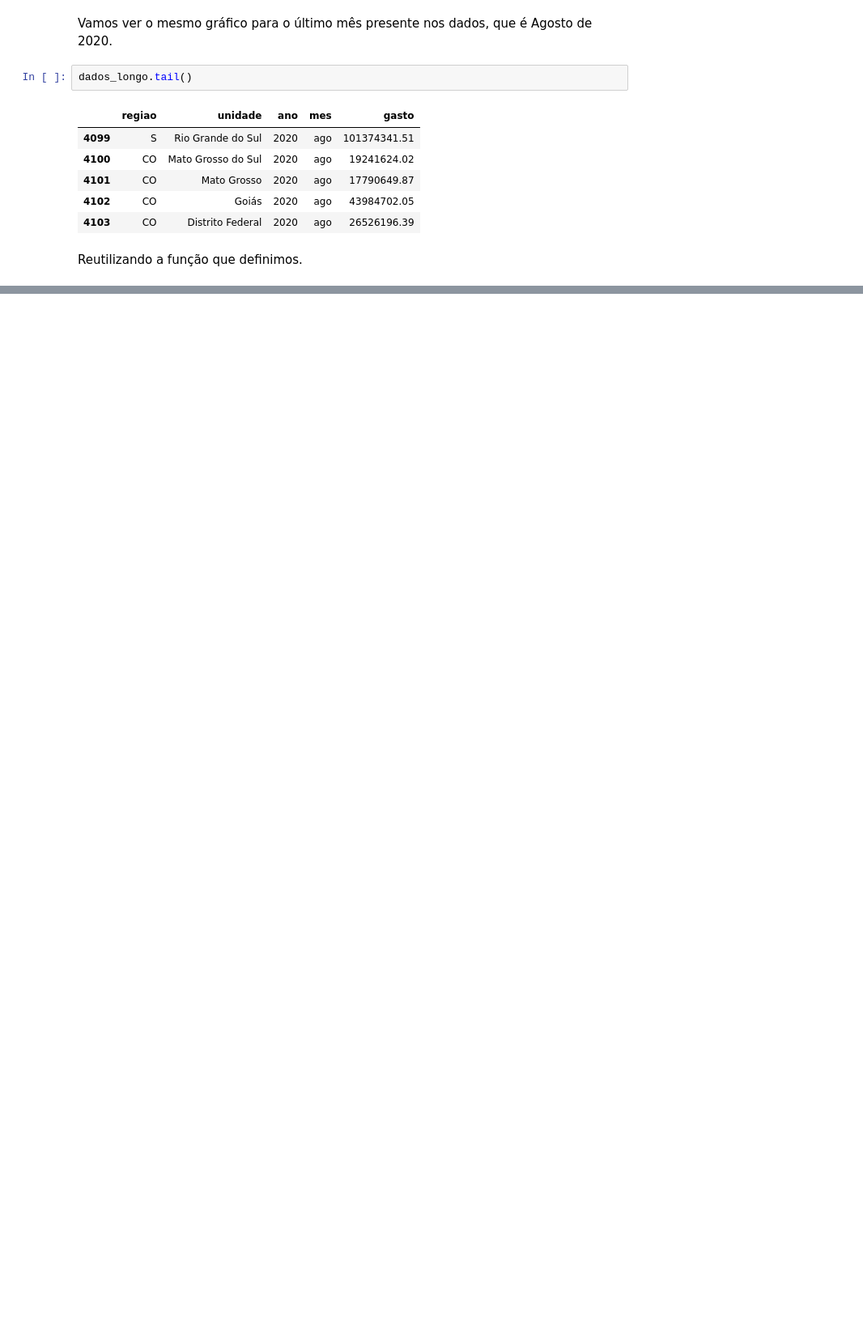
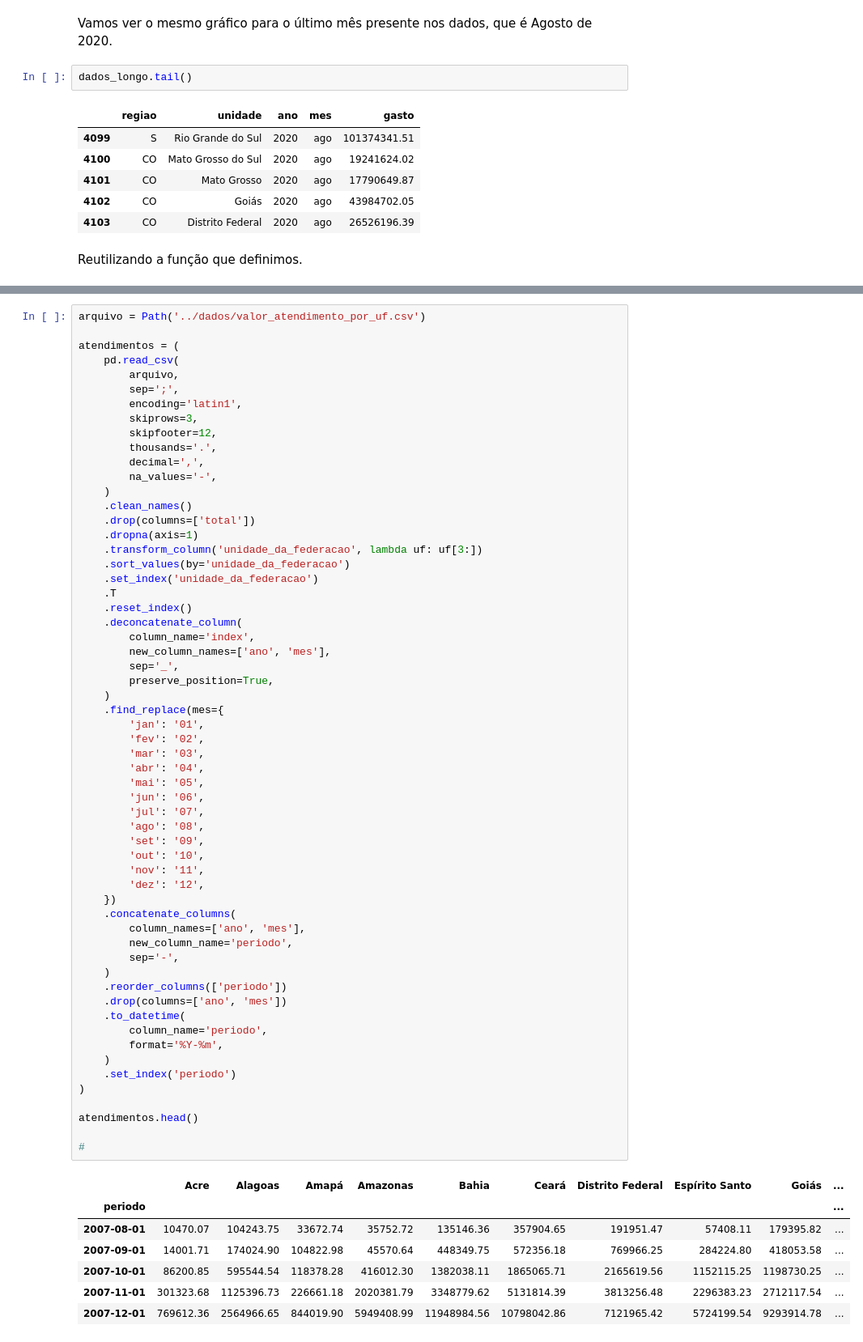
Before and after one commit to ClarisseAlvarenga/bootcamp_alura, a Jupyter notebook: modulo_1/notebooks/analise.ipynb, the cells around one changed output, grey strips where cells are left out. Shown: that part at 81% size. Saved outputs shown, nothing was run; the diff lists cells and outputs as text; blank space fills up the shorter version.

```diff
--- a/modulo_1/notebooks/analise.ipynb
+++ b/modulo_1/notebooks/analise.ipynb
@@ -217,0 +223,67 @@ posx and posy should be finite values
+# %%
+arquivo = Path('../dados/valor_atendimento_por_uf.csv')
+
+atendimentos = (
+    pd.read_csv(
+        arquivo,
+        sep=';',
+        encoding='latin1',
+        skiprows=3,
+        skipfooter=12,
+        thousands='.',
+        decimal=',',
+        na_values='-',
+    )
+    .clean_names()
+    .drop(columns=['total'])
+    .dropna(axis=1)
+    .transform_column('unidade_da_federacao', lambda uf: uf[3:])
+    .sort_values(by='unidade_da_federacao')
+    .set_index('unidade_da_federacao')
+    .T
+    .reset_index()
+    .deconcatenate_column(
+        column_name='index',
+        new_column_names=['ano', 'mes'],
+        sep='_',
+        preserve_position=True,
+    )
+    .find_replace(mes={
+        'jan': '01',
+        'fev': '02',
+        'mar': '03',
+        'abr': '04',
+        'mai': '05',
+        'jun': '06',
+        'jul': '07',
+        'ago': '08',
+        'set': '09',
+        'out': '10',
+        'nov': '11',
+        'dez': '12',
+    })
+    .concatenate_columns(
+        column_names=['ano', 'mes'],
+        new_column_name='periodo',
+        sep='-',
+    )
+    .reorder_columns(['periodo'])
+    .drop(columns=['ano', 'mes'])
+    .to_datetime(
+        column_name='periodo',
+        format='%Y-%m',
+    )
+    .set_index('periodo')
+)
+
+atendimentos.head()
+
+#
+# %% [output]
+|  | Acre | Alagoas | Amapá | Amazonas | Bahia | Ceará | Distrito Federal | Espírito Santo | Goiás | ... |
+| periodo |  |  |  |  |  |  |  |  |  | ... |
+| 2007-08-01 | 10470.07 | 104243.75 | 33672.74 | 35752.72 | 135146.36 | 357904.65 | 191951.47 | 57408.11 | 179395.82 | ... |
+| 2007-09-01 | 14001.71 | 174024.90 | 104822.98 | 45570.64 | 448349.75 | 572356.18 | 769966.25 | 284224.80 | 418053.58 | ... |
+| 2007-10-01 | 86200.85 | 595544.54 | 118378.28 | 416012.30 | 1382038.11 | 1865065.71 | 2165619.56 | 1152115.25 | 1198730.25 | ... |
+| 2007-11-01 | 301323.68 | 1125396.73 | 226661.18 | 2020381.79 | 3348779.62 | 5131814.39 | 3813256.48 | 2296383.23 | 2712117.54 | ... |
+| 2007-12-01 | 769612.36 | 2564966.65 | 844019.90 | 5949408.99 | 11948984.56 | 10798042.86 | 7121965.42 | 5724199.54 | 9293914.78 | ... |
```
Also changed, not shown: parts of 9 cells of this notebook, 1 other file.
